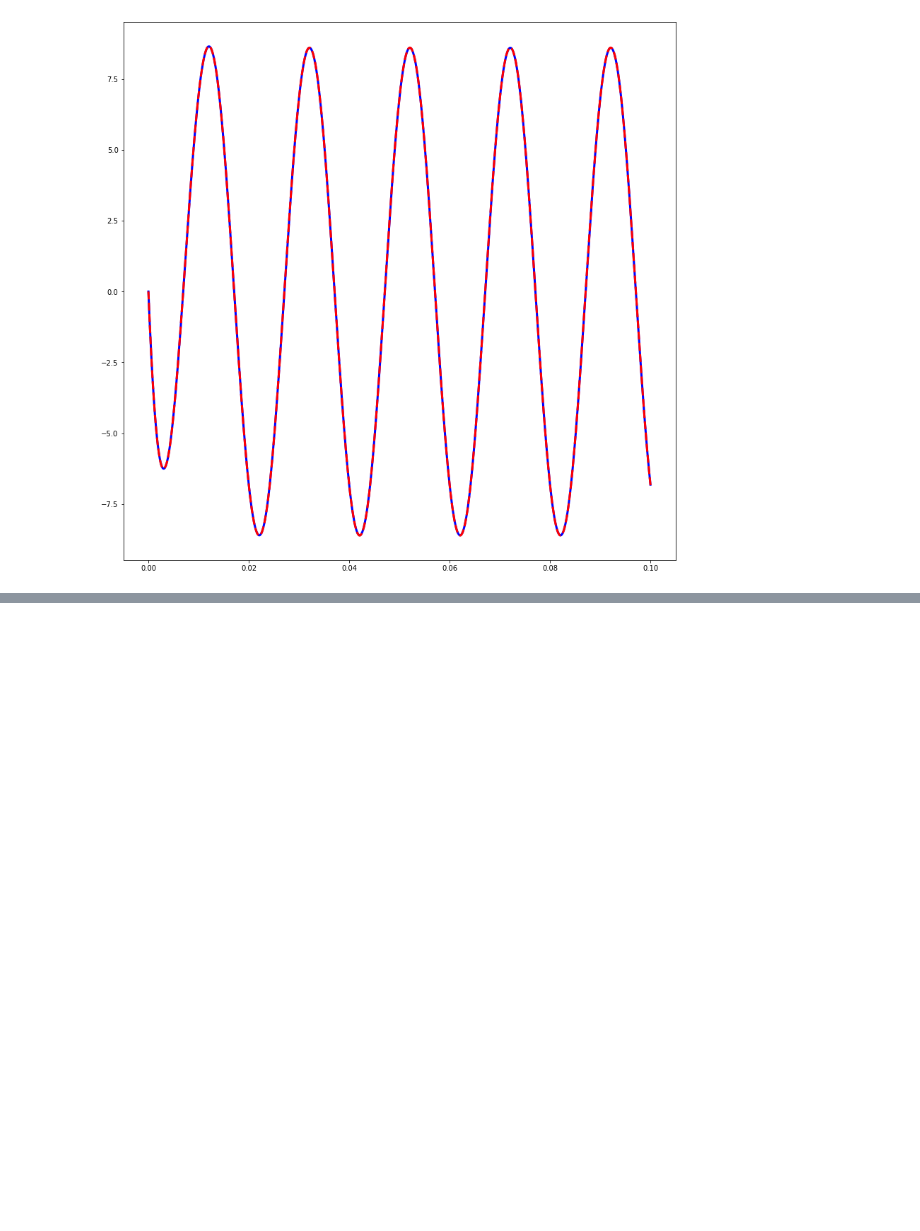
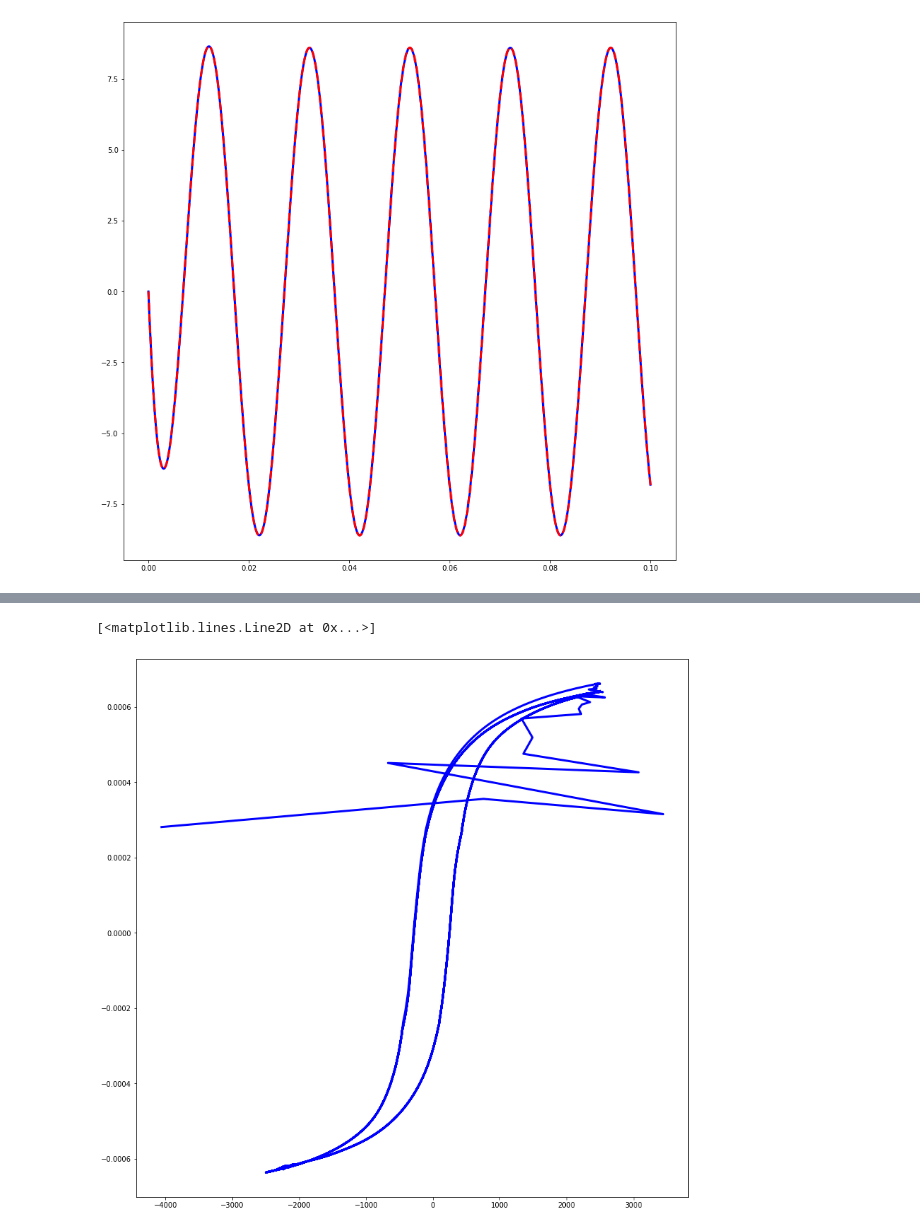
Before and after one commit to olivieromassi/Hysteresis-Modelling-with-Neural-Networks, a Jupyter notebook: WDFHysteresisModel.ipynb, the cells around one changed output, grey strips where cells are left out. Drawn from its saved outputs; the diff is of its cells as text; code cells hidden in the pictures; blank space fills up the shorter version.

```diff
--- a/WDFHysteresisModel.ipynb
+++ b/WDFHysteresisModel.ipynb
@@ -359,0 +370,7 @@ plt.plot(t, a, 'b', linewidth=3)
+# %%
+# Plot the phi-F Curve
+plt.figure(figsize=(14, 14))
+plt.plot(f, phi, 'b', linewidth=3)
+# %% [output]
+[<matplotlib.lines.Line2D at 0x...>]
+[figure, added]
```
Also changed, not shown: parts of 6 cells of this notebook.
